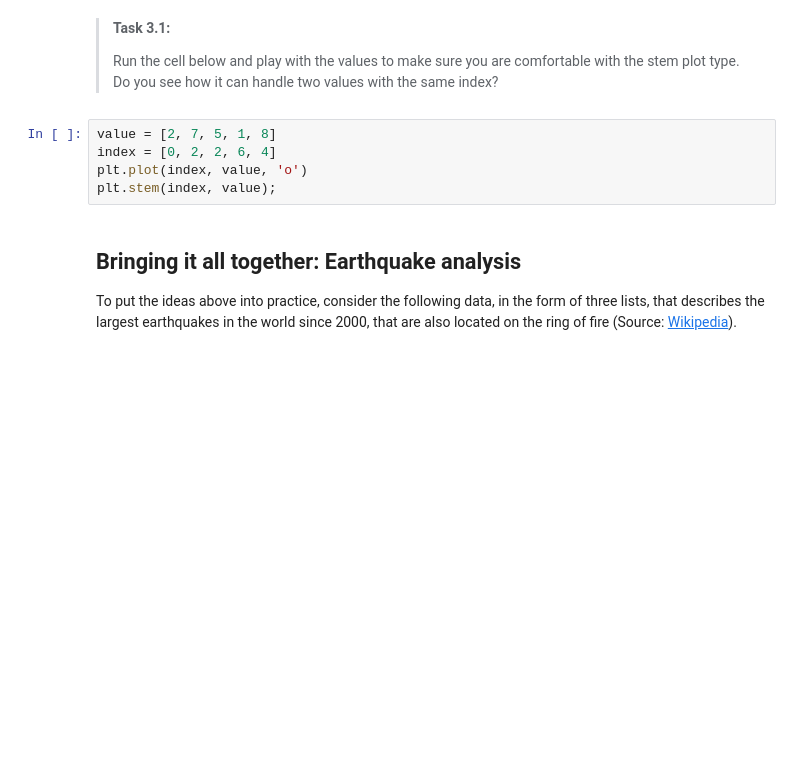
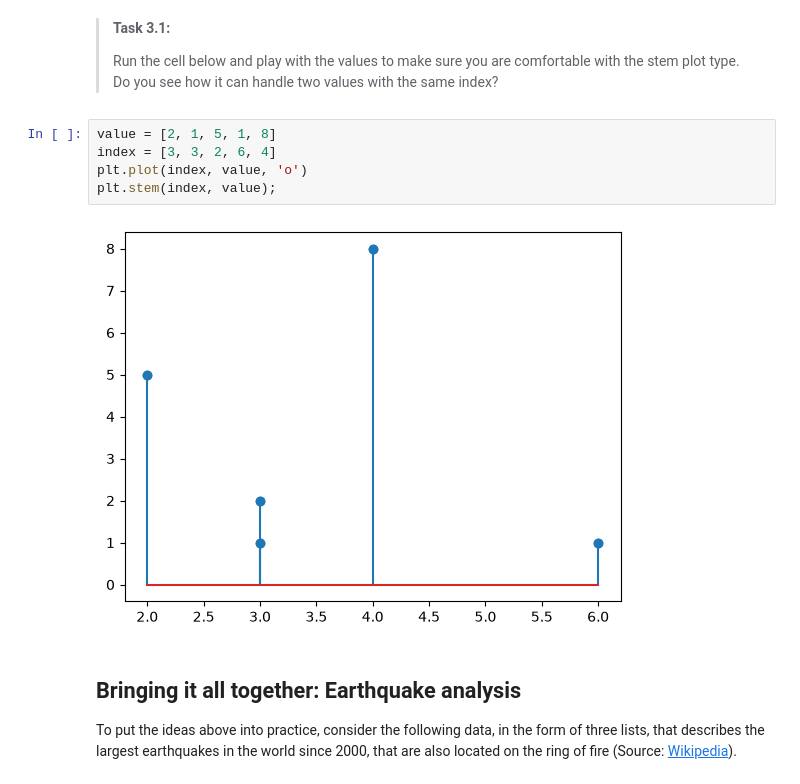
Before and after one commit to Svangrootveld/PA2.3, a Jupyter notebook: 3_stem_plots.ipynb, the cells around one changed output. Cells and saved outputs as stored; diff of their text form; blank space fills up the shorter version.

```diff
--- a/3_stem_plots.ipynb
+++ b/3_stem_plots.ipynb
@@ -10,10 +10,12 @@ You have probably used the matplotlib plot types `plot`, `hist` and `scatter` fr
 >
 > Run the cell below and play with the values to make sure you are comfortable with the stem plot type. Do you see how it can handle two values with the same index?
 # %%
-value = [2, 7, 5, 1, 8]
-index = [0, 2, 2, 6, 4]
+value = [2, 1, 5, 1, 8]
+index = [3, 3, 2, 6, 4]
 plt.plot(index, value, 'o')
 plt.stem(index, value);
+# %% [output]
+[figure, added]
 # %% [markdown]
 ## Bringing it all together: Earthquake analysis
 
```
Also changed, not shown: parts of 2 cells of this notebook, 3 other files.
